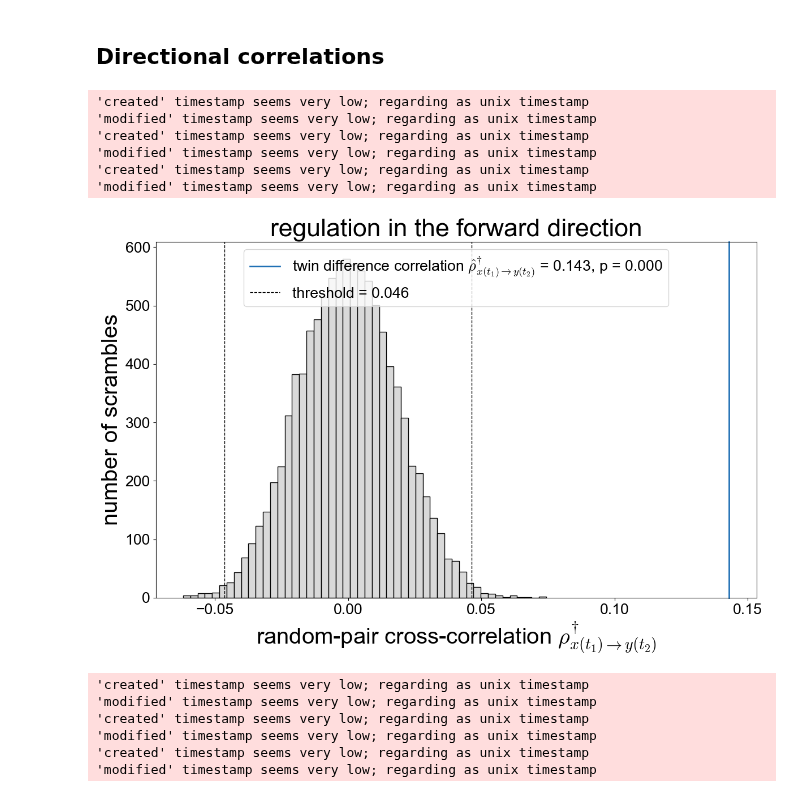
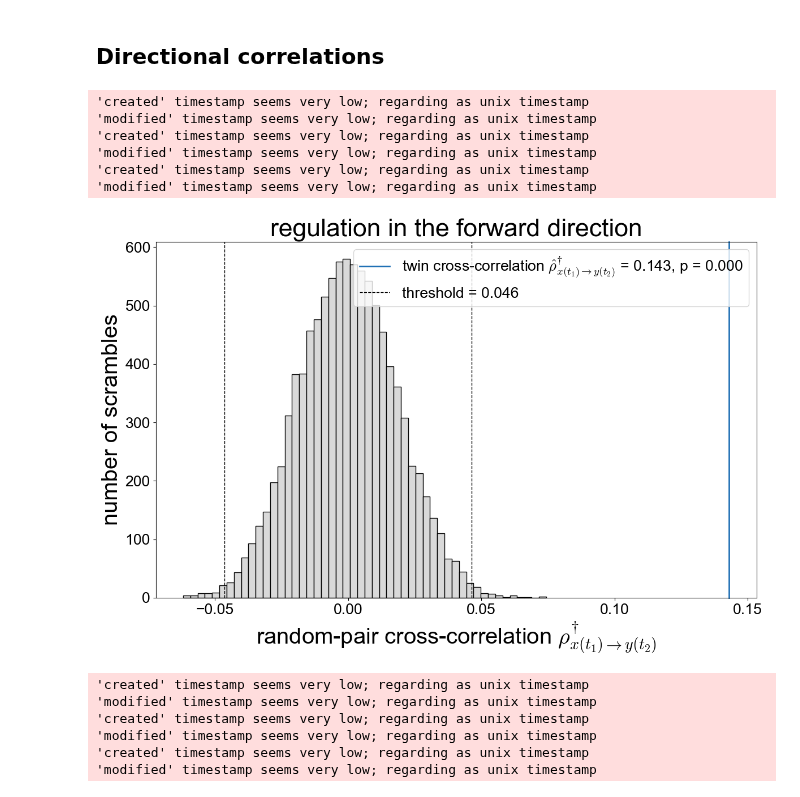
Before and after one commit to Keerthana910234/TwINFER, a Jupyter notebook: scripts_to_make_figures/supp_figures.ipynb, the cells around one changed output. Drawn from its saved outputs; the diff is of its cells as text; code cells hidden in the pictures.

Commit message:
formatting changes in figure scripts

```diff
--- a/scripts_to_make_figures/supp_figures.ipynb
+++ b/scripts_to_make_figures/supp_figures.ipynb
@@ -3495,13 +3495,13 @@ plt.rcParams['legend.fontsize'] = 12*1.6     # legend text
 
 # # --- Settings ---
 # percentile_threshold = 99
-# hist_color = "#d9d9d9"  # fixed histogram color
-# line_colors = {
-#     "blue":  "#2171b5",
-#     "red":   "#cb181d",
-#     "grey":  "#525252",
-# }
-# choice = "blue"  # or "red", "grey"
+hist_color = "#d9d9d9"  # fixed histogram color
+line_colors = {
+    "blue":  "#2171b5",
+    "red":   "#cb181d",
+    "grey":  "#525252",
+}
+choice = "blue"  # or "red", "grey"
 
 # # Compute threshold from shuffled distribution
 # current_threshold = np.percentile(np.abs(shuffled_corrs), percentile_threshold)
@@ -3536,7 +3536,7 @@ choice = "blue"
 plt.axvline(
     raw_val,
     color=line_colors[choice], linewidth=2, linestyle = "-",
-    label="twin difference correlation " + rf"$\hat{{\rho}}^{{\dagger}}_{{x(t_{1}) \to y(t_{2})}}$ = {raw_val:.3f}, p = {p_value:.3f}"
+    label="twin cross-correlation " + rf"$\hat{{\rho}}^{{\dagger}}_{{x(t_{1}) \to y(t_{2})}}$ = {raw_val:.3f}, p = {p_value:.3f}"
 )
 plt.hist(shuffled_corrs, bins=50, color=hist_color, edgecolor="black")
 
@@ -3566,34 +3566,34 @@ for artist in ax.get_children():
 plt.title("regulation in the forward direction")
 # --- Save figure ---
 plt.tight_layout()
 
 plt.savefig(
     f"{path_to_plots}/{outname}_2.svg",
     format="svg",
     facecolor="none",    # transparent figure background
     edgecolor="none", transparent = True
 )
 plt.savefig(
     f"{path_to_plots}/{outname}_2.png",
     format="png",
     facecolor="none",    # transparent figure background
     edgecolor="none", transparent = True, dpi = 600
 )
 plt.savefig(
     f"{path_to_plots}/{outname}_2.pdf",
     format="pdf",
     facecolor="none",    # transparent figure background
     edgecolor="none", transparent = True
 )
 plt.show()
 # %% [output]
 'created' timestamp seems very low; regarding as unix timestamp
 'modified' timestamp seems very low; regarding as unix timestamp
 'created' timestamp seems very low; regarding as unix timestamp
 'modified' timestamp seems very low; regarding as unix timestamp
 'created' timestamp seems very low; regarding as unix timestamp
 'modified' timestamp seems very low; regarding as unix timestamp
-[figure, old version]
+[figure, new version]
 # %%
 # path_to_simulation_file = "/home/keerthm/twinfer/df_rows_0_1_05082025_160158_ncells_6000_A_to_B_rep_1.csv"
 # simulation = pd.read_csv(path_to_simulation_file)
```
